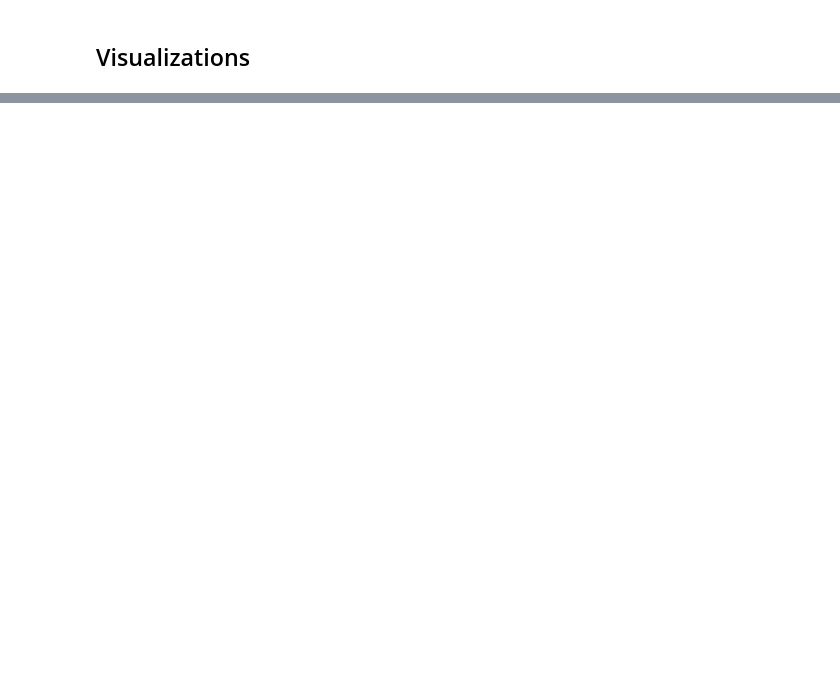
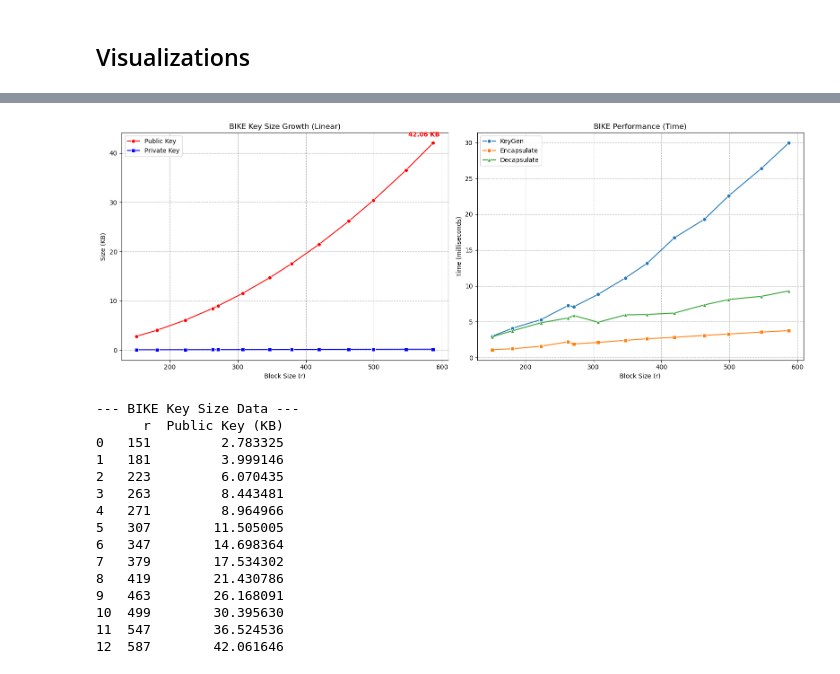
Before and after one commit to CyberShanks/BIKE_cryptosystem, a Jupyter notebook: BIKE.ipynb, the cells around one changed output, grey strips where cells are left out. Drawn from its saved outputs; the diff is of its cells as text; code cells hidden in the pictures; blank space fills up the shorter version.

Commit message:
Added Visualizations

```diff
--- a/BIKE.ipynb
+++ b/BIKE.ipynb
@@ -471,0 +616,2 @@ else:
+# %%
+df_bike_size, df_bike_time = run_bike_metrics(r_test_values, w_fixed, t_fixed, trials=10)
@@ -471,0 +633,59 @@ else:
+# %%
+# ==========================================
+# VISUALIZATION
+# ==========================================
+if not df_bike_size.empty and not df_bike_time.empty:
+    fig, (ax1, ax2) = plt.subplots(1, 2, figsize=(16, 6))
+
+    # --- PLOT 1: Key Sizes ---
+    sns.lineplot(data=df_bike_size, x='r', y='Public Key (KB)',
+                 marker='o', label='Public Key', color='red', ax=ax1)
+    sns.lineplot(data=df_bike_size, x='r', y='Private Key (KB)',
+                 marker='s', label='Private Key', color='blue', ax=ax1)
+
+    ax1.set_title('BIKE Key Size Growth (Linear)')
+    ax1.set_ylabel('Size (KB)')
+    ax1.set_xlabel('Block Size (r)')
+    ax1.grid(True, linestyle='--')
+    ax1.legend()
+
+    # Annotate max public key
+    last_idx = int(len(df_bike_size) - 1)
+    max_r = df_bike_size['r'].iloc[last_idx]
+    max_size = df_bike_size['Public Key (KB)'].iloc[last_idx]
+    ax1.annotate(f"{max_size:.2f} KB", xy=(max_r, max_size),
+                 xytext=(-40, 10), textcoords='offset points', color='red', fontweight='bold')
+
+    # --- PLOT 2: Timing ---
+    sns.lineplot(data=df_bike_time, x='r', y='KeyGen (ms)', marker='o', label='KeyGen', ax=ax2)
+    sns.lineplot(data=df_bike_time, x='r', y='Encapsulate (ms)', marker='s', label='Encapsulate', ax=ax2)
+    sns.lineplot(data=df_bike_time, x='r', y='Decapsulate (ms)', marker='^', label='Decapsulate', ax=ax2)
+
+    ax2.set_title('BIKE Performance (Time)')
+    ax2.set_ylabel('Time (milliseconds)')
+    ax2.set_xlabel('Block Size (r)')
+    ax2.grid(True, linestyle='--')
+    ax2.legend()
+
+    plt.tight_layout()
+    plt.show()
+
+    print("\n--- BIKE Key Size Data ---")
+    print(df_bike_size[['r', 'Public Key (KB)']])
+# %% [output]
+[figure, added]
+--- BIKE Key Size Data ---
+      r  Public Key (KB)
+0   151         2.783325
+1   181         3.999146
+2   223         6.070435
+3   263         8.443481
+4   271         8.964966
+5   307        11.505005
+6   347        14.698364
+7   379        17.534302
+8   419        21.430786
+9   463        26.168091
+10  499        30.395630
+11  547        36.524536
+12  587        42.061646
```
Also changed, not shown: parts of 6 cells of this notebook.
